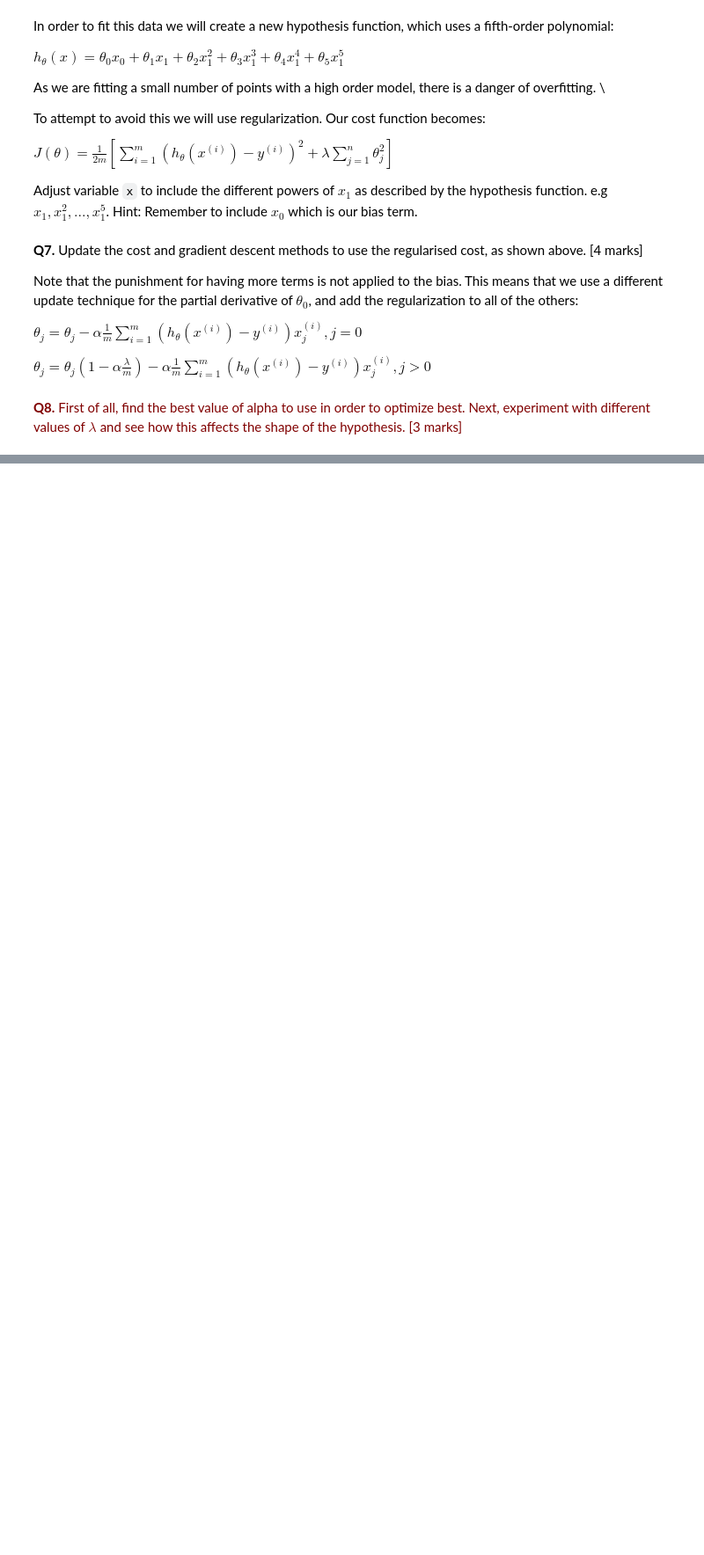
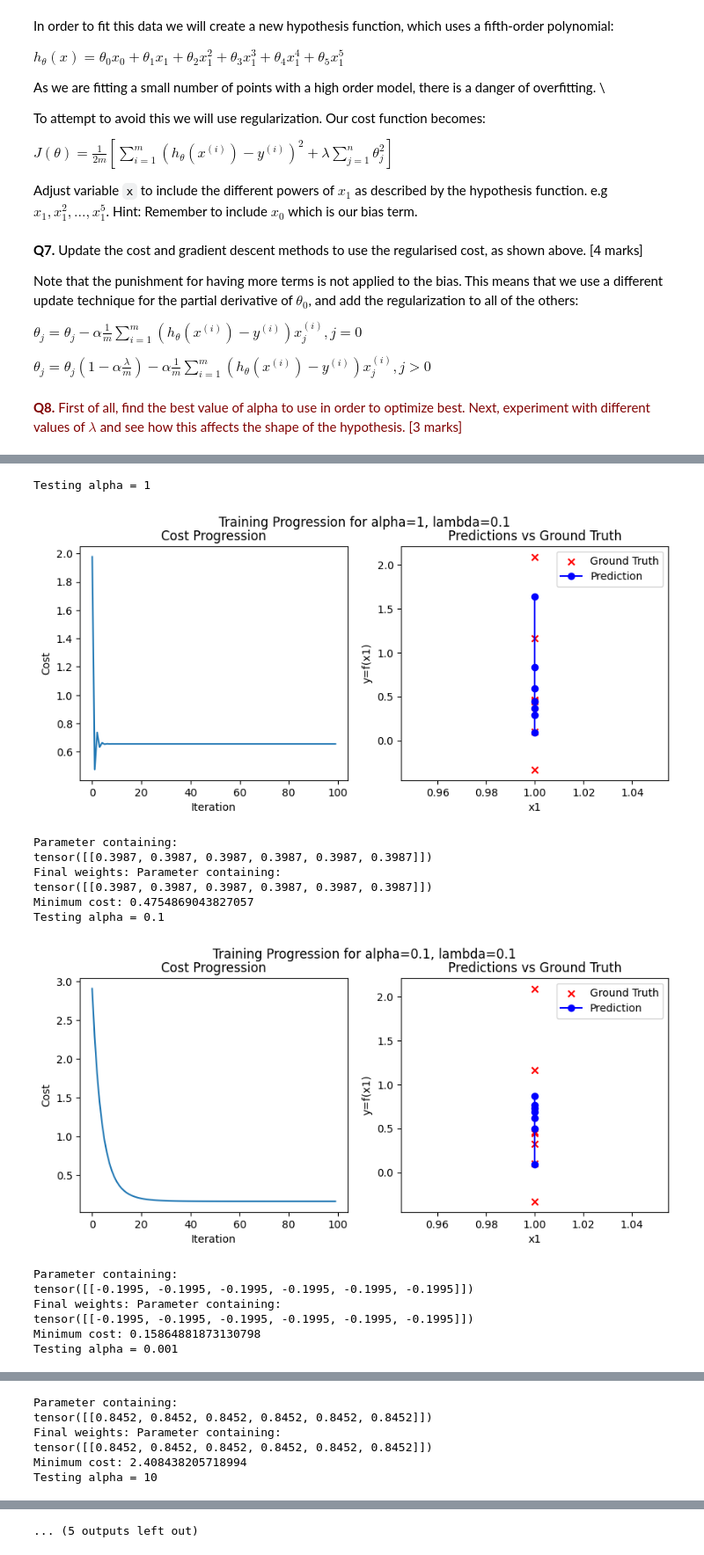
Before and after one commit to MohammedEsamaldin/ML_projects, a Jupyter notebook: wk3_Regression_2024 (1).ipynb, the cells around one changed output, grey strips where cells are left out. Shown at 88% size. Cells and saved outputs as stored; diff of their text form; code cells hidden in the pictures; blank space fills up the shorter version.

```diff
--- a/wk3_Regression_2024 (1).ipynb
+++ b/wk3_Regression_2024 (1).ipynb
@@ -366,8 +340,0 @@ def model_function(i,n):
-# %%
-plt.scatter(x3[:, 0], y, c='red', marker='x', label='groundtruth')
-outputs = model(x3)
-plt.plot(x3[:, 0], outputs, c='blue', marker='o', label='prediction')
-plt.xlabel('x1')
-plt.ylabel('y=f(x1)')
-plt.legend()
-plt.show()
@@ -376,13 +340,0 @@ plt.show()
-# %%
-
-# Set up ranges for alpha and lambda
-alpha_values = [0.1, 0.01, 0.001, 0.0001]
-lambda_values = [0, 0.01, 0.1, 1, 10]
-
-best_alpha = None
-lowest_validation_error = float('inf')
-
-# Step 1: Find the best alpha
-for alpha in alpha_values:
-    # Train the model with this alpha and fixed lambda (e.g., lambda = 0.1)
-    model_function(alpha, 0.1)
@@ -417,0 +382,40 @@ tensor([[0.9527, 0.9527, 0.9527, 0.9527, 0.9527, 0.9527]])
+# %%
+# Function to find optimal alpha
+def find_best_alpha(alpha_values, lambda_value):
+    best_alpha = None
+    lowest_cost = float('inf')
+
+    for alpha in alpha_values:
+        print(f"Testing alpha = {alpha}")
+        final_cost,_ = model_function(alpha, lambda_value)  # Call with fixed lambda
+        if final_cost < lowest_cost:
+            lowest_cost = final_cost
+            best_alpha = alpha
+
+    print(f"Best alpha: {best_alpha} with cost: {lowest_cost}")
+    return best_alpha
+def experiment_with_lambda(alpha, lambda_values):
+    for lam in lambda_values:
+        print(f"Testing lambda = {lam}")
+        model_function(alpha, lam)  # Call with the best alpha
+lambda_value = 0.1  # A fixed lambda for alpha selection
+best_alpha = find_best_alpha([1,0.1,.001,10], lambda_value)
+
+# Step 2: Experiment with lambda values using the best alpha
+experiment_with_lambda(best_alpha, [1,.1,.01,10])
+# %% [output]
+Testing alpha = 1
+[figure, added]
+Parameter containing:
+tensor([[0.3987, 0.3987, 0.3987, 0.3987, 0.3987, 0.3987]])
+Final weights: Parameter containing:
+tensor([[0.3987, 0.3987, 0.3987, 0.3987, 0.3987, 0.3987]])
+Minimum cost: 0.4754869043827057
+Testing alpha = 0.1
+[figure, added]
+Parameter containing:
+tensor([[-0.1995, -0.1995, -0.1995, -0.1995, -0.1995, -0.1995]])
+Final weights: Parameter containing:
+tensor([[-0.1995, -0.1995, -0.1995, -0.1995, -0.1995, -0.1995]])
+Minimum cost: 0.15864881873130798
+Testing alpha = 0.001
@@ -417,0 +423,6 @@ tensor([[0.9527, 0.9527, 0.9527, 0.9527, 0.9527, 0.9527]])
+Parameter containing:
+tensor([[0.8452, 0.8452, 0.8452, 0.8452, 0.8452, 0.8452]])
+Final weights: Parameter containing:
+tensor([[0.8452, 0.8452, 0.8452, 0.8452, 0.8452, 0.8452]])
+Minimum cost: 2.408438205718994
+Testing alpha = 10
@@ -417,0 +445 @@ tensor([[0.9527, 0.9527, 0.9527, 0.9527, 0.9527, 0.9527]])
+... (5 outputs left out)
```
Also changed, not shown: parts of 18 cells of this notebook, 5 other files.
